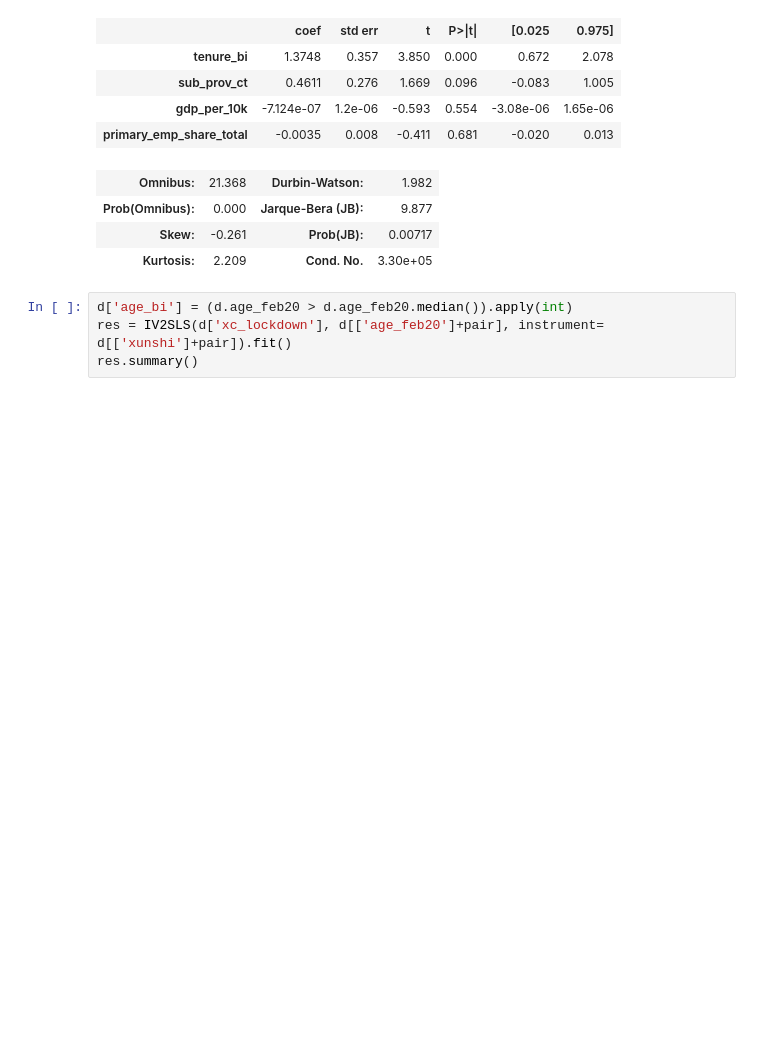
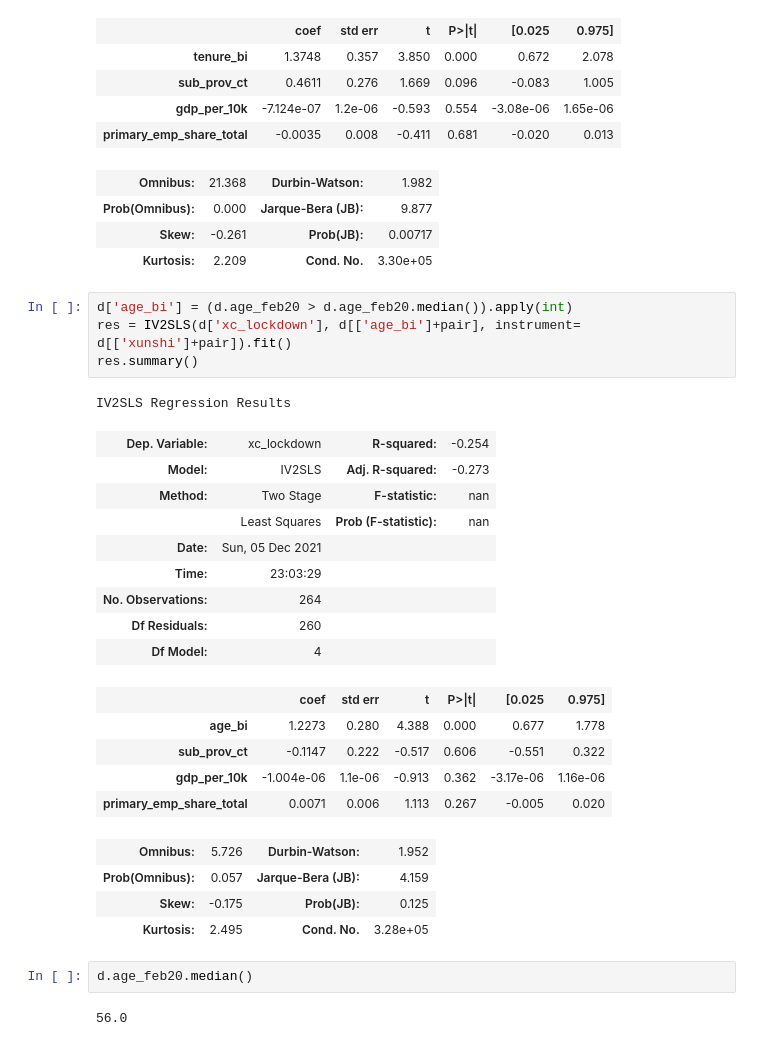
Before and after one commit to onjas-buidl/COVID-19_sosc, a Jupyter notebook: STAT274/explore.ipynb, the cells around one changed output. Saved outputs shown, nothing was run; the diff lists cells and outputs as text; blank space fills up the shorter version.

```diff
--- a/STAT274/explore.ipynb
+++ b/STAT274/explore.ipynb
@@ -261,5 +261,29 @@ IV2SLS Regression Results
 | Kurtosis: | 2.209 | Cond. No. | 3.30e+05 |
 # %%
 d['age_bi'] = (d.age_feb20 > d.age_feb20.median()).apply(int)
-res = IV2SLS(d['xc_lockdown'], d[['age_feb20']+pair], instrument= d[['xunshi']+pair]).fit()
+res = IV2SLS(d['xc_lockdown'], d[['age_bi']+pair], instrument= d[['xunshi']+pair]).fit()
 res.summary()
+# %% [output]
+IV2SLS Regression Results
+| Dep. Variable: | xc_lockdown | R-squared: | -0.254 |
+| Model: | IV2SLS | Adj. R-squared: | -0.273 |
+| Method: | Two Stage | F-statistic: | nan |
+|  | Least Squares | Prob (F-statistic): | nan |
+| Date: | Sun, 05 Dec 2021 |  |  |
+| Time: | 23:03:29 |  |  |
+| No. Observations: | 264 |  |  |
+| Df Residuals: | 260 |  |  |
+| Df Model: | 4 |  |  |
+|  | coef | std err | t | P>|t| | [0.025 | 0.975] |
+| age_bi | 1.2273 | 0.280 | 4.388 | 0.000 | 0.677 | 1.778 |
+| sub_prov_ct | -0.1147 | 0.222 | -0.517 | 0.606 | -0.551 | 0.322 |
+| gdp_per_10k | -1.004e-06 | 1.1e-06 | -0.913 | 0.362 | -3.17e-06 | 1.16e-06 |
+| primary_emp_share_total | 0.0071 | 0.006 | 1.113 | 0.267 | -0.005 | 0.020 |
+| Omnibus: | 5.726 | Durbin-Watson: | 1.952 |
+| Prob(Omnibus): | 0.057 | Jarque-Bera (JB): | 4.159 |
+| Skew: | -0.175 | Prob(JB): | 0.125 |
+| Kurtosis: | 2.495 | Cond. No. | 3.28e+05 |
+# %%
+d.age_feb20.median()
+# %% [output]
+56.0
```
Also changed, not shown: 12 other files.
